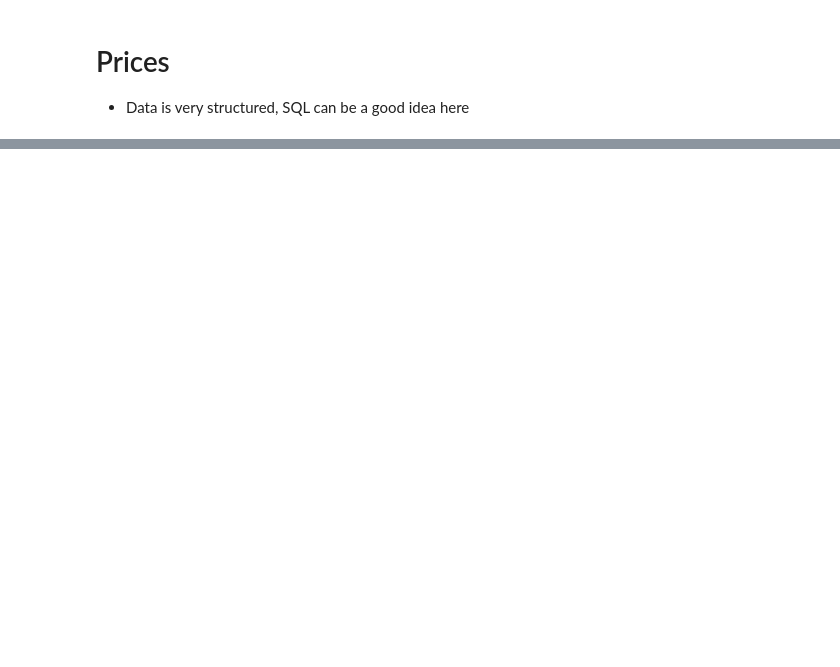
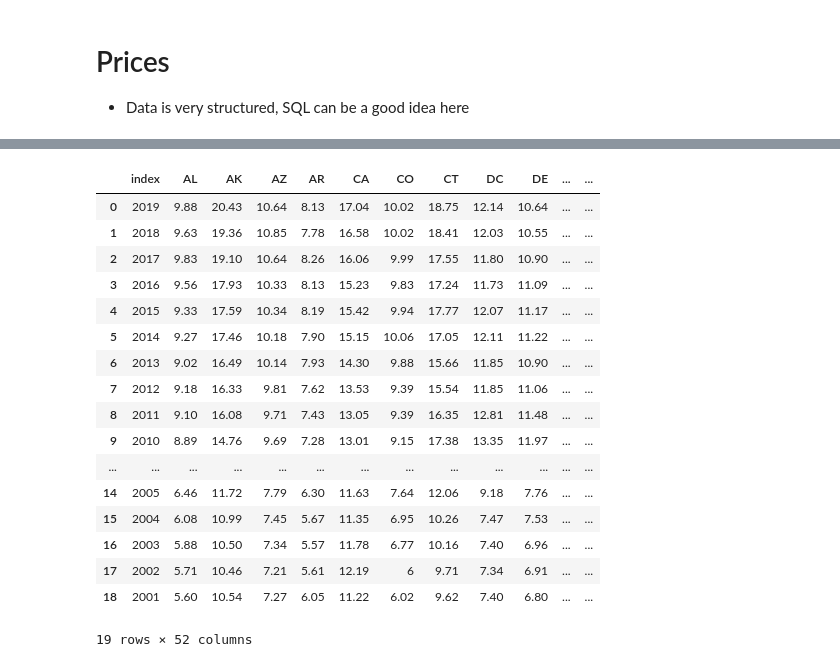
Before and after one commit to derrikdennis/ProjectEnergy, a Jupyter notebook: Sebastian/GiveMeData.ipynb, the cells around one changed output, grey strips where cells are left out. Saved outputs shown, nothing was run; the diff lists cells and outputs as text; code cells hidden in the pictures; blank space fills up the shorter version.

Commit message:
sqlite this this thing

```diff
--- a/Sebastian/GiveMeData.ipynb
+++ b/Sebastian/GiveMeData.ipynb
@@ -10,10 +10,13 @@ To import mongo_db file to mongodb you can use the following command on your ter
  - mongorestore --db database_name path_to_bson_file
 # %%
 # Database dependencies.
-import pymongo
+from sqlalchemy import create_engine
+
+#Sqlite engine
+engine = create_engine("sqlite:///USEnergy.sqlite", echo=True)
+conn = engine.connect()
 
 # Api dependencies
-import json
 import requests
 
 #Json dependencies
@@ -38,8 +41,3 @@ options.add_argument('headless')
 
 #path to the driver and load the options.
 browser = webdriver.Chrome("/Users/Sebastian/Documents/GitHub/Data Visualization Bootcamp/Sebastian Homework/Group Project2 - ProjectEnergy/Sebastian/DriversConfig/chromedriver",chrome_options = options) #Dowload Selenium chromedriver and save the driver in the folder in the repo and update Absolute path.
-
-
-#Mongo to Json
-from bson import json_util
-import json
@@ -46,10 +49,3 @@ import json
-# %%
-# Database connection
-conn = 'mongodb://localhost:27017'
-client = pymongo.MongoClient(conn)
-
-# Define database and collection --- creates database.
-db = client.USEnergy2
 # %%
 #Lower 48 list.
 states = ["AL", "AK", "AZ", "AR", "CA", "CO", "CT", "DC", "DE", "FL", "GA",
@@ -101,0 +89,5 @@ for state in price_df.to_dict().keys():
+# %%
+#To view the sqlite
+prices = pd.read_sql_query("SELECT * from 'Average Energy Prices'", conn)
+prices
+# %% [output]
@@ -102,3 +96,21 @@ for state in price_df.to_dict().keys():
+|  | index | AL | AK | AZ | AR | CA | CO | CT | DC | DE | ... | ... |
+| 0 | 2019 | 9.88 | 20.43 | 10.64 | 8.13 | 17.04 | 10.02 | 18.75 | 12.14 | 10.64 | ... | ... |
+| 1 | 2018 | 9.63 | 19.36 | 10.85 | 7.78 | 16.58 | 10.02 | 18.41 | 12.03 | 10.55 | ... | ... |
+| 2 | 2017 | 9.83 | 19.10 | 10.64 | 8.26 | 16.06 | 9.99 | 17.55 | 11.80 | 10.90 | ... | ... |
+| 3 | 2016 | 9.56 | 17.93 | 10.33 | 8.13 | 15.23 | 9.83 | 17.24 | 11.73 | 11.09 | ... | ... |
+| 4 | 2015 | 9.33 | 17.59 | 10.34 | 8.19 | 15.42 | 9.94 | 17.77 | 12.07 | 11.17 | ... | ... |
+| 5 | 2014 | 9.27 | 17.46 | 10.18 | 7.90 | 15.15 | 10.06 | 17.05 | 12.11 | 11.22 | ... | ... |
+| 6 | 2013 | 9.02 | 16.49 | 10.14 | 7.93 | 14.30 | 9.88 | 15.66 | 11.85 | 10.90 | ... | ... |
+| 7 | 2012 | 9.18 | 16.33 | 9.81 | 7.62 | 13.53 | 9.39 | 15.54 | 11.85 | 11.06 | ... | ... |
+| 8 | 2011 | 9.10 | 16.08 | 9.71 | 7.43 | 13.05 | 9.39 | 16.35 | 12.81 | 11.48 | ... | ... |
+| 9 | 2010 | 8.89 | 14.76 | 9.69 | 7.28 | 13.01 | 9.15 | 17.38 | 13.35 | 11.97 | ... | ... |
+| ... | ... | ... | ... | ... | ... | ... | ... | ... | ... | ... | ... | ... |
+| 14 | 2005 | 6.46 | 11.72 | 7.79 | 6.30 | 11.63 | 7.64 | 12.06 | 9.18 | 7.76 | ... | ... |
+| 15 | 2004 | 6.08 | 10.99 | 7.45 | 5.67 | 11.35 | 6.95 | 10.26 | 7.47 | 7.53 | ... | ... |
+| 16 | 2003 | 5.88 | 10.50 | 7.34 | 5.57 | 11.78 | 6.77 | 10.16 | 7.40 | 6.96 | ... | ... |
+| 17 | 2002 | 5.71 | 10.46 | 7.21 | 5.61 | 12.19 | 6 | 9.71 | 7.34 | 6.91 | ... | ... |
+| 18 | 2001 | 5.60 | 10.54 | 7.27 | 6.05 | 11.22 | 6.02 | 9.62 | 7.40 | 6.80 | ... | ... |
+19 rows × 52 columns
 # %% [markdown]
 # Energy Generation
 
```
Also changed, not shown: parts of 9 cells of this notebook, 2 other files.
